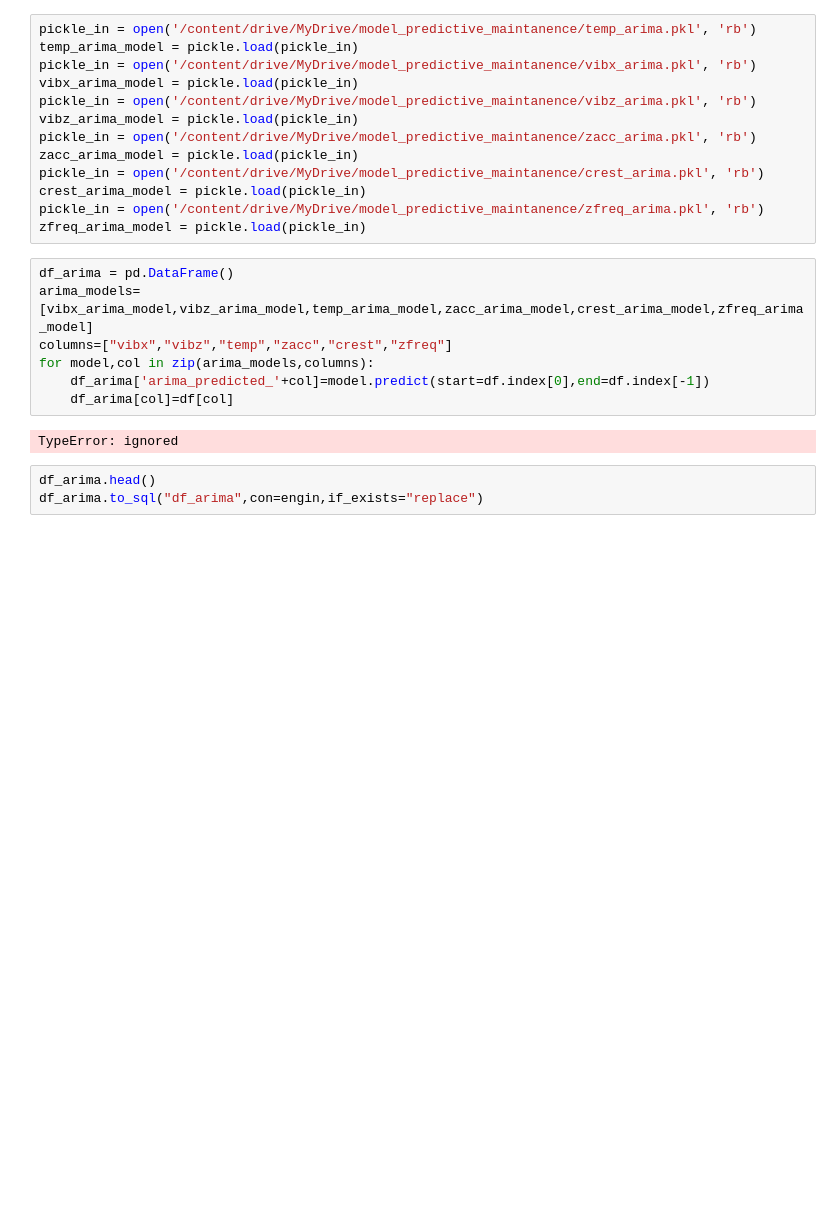
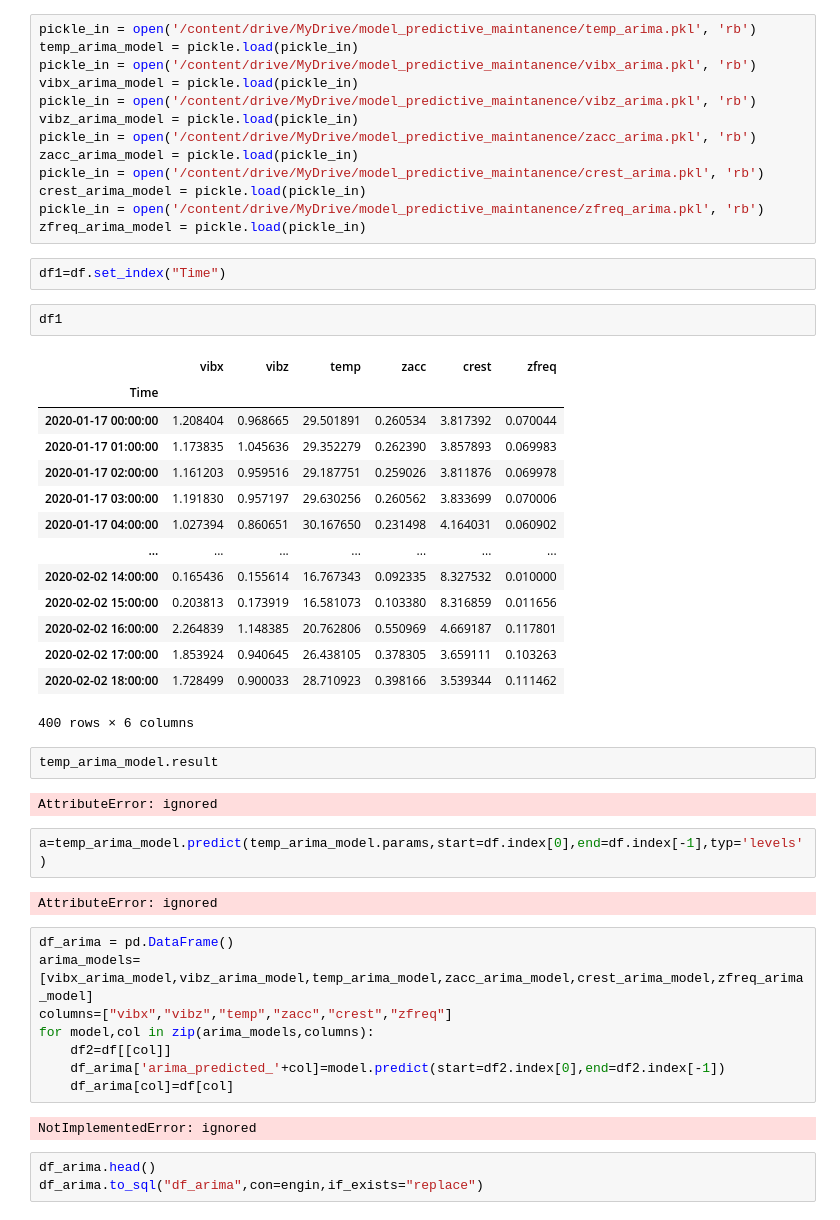
Before and after one commit to MustafaBozkurt84/predictive-maintanance-LSTM, a Jupyter notebook: predictive_maintanence_app.ipynb, the cells around one changed output. Saved outputs shown, nothing was run; the diff lists cells and outputs as text; blank space fills up the shorter version.

```diff
--- a/predictive_maintanence_app.ipynb
+++ b/predictive_maintanence_app.ipynb
@@ -96,15 +94,43 @@ pickle_in = open('/content/drive/MyDrive/model_predictive_maintanence/crest_arim
 crest_arima_model = pickle.load(pickle_in)
 pickle_in = open('/content/drive/MyDrive/model_predictive_maintanence/zfreq_arima.pkl', 'rb')
 zfreq_arima_model = pickle.load(pickle_in)
+# %%
+df1=df.set_index("Time")
+# %%
+df1
+# %% [output]
+|  | vibx | vibz | temp | zacc | crest | zfreq |
+| Time |  |  |  |  |  |  |
+| 2020-01-17 00:00:00 | 1.208404 | 0.968665 | 29.501891 | 0.260534 | 3.817392 | 0.070044 |
+| 2020-01-17 01:00:00 | 1.173835 | 1.045636 | 29.352279 | 0.262390 | 3.857893 | 0.069983 |
+| 2020-01-17 02:00:00 | 1.161203 | 0.959516 | 29.187751 | 0.259026 | 3.811876 | 0.069978 |
+| 2020-01-17 03:00:00 | 1.191830 | 0.957197 | 29.630256 | 0.260562 | 3.833699 | 0.070006 |
+| 2020-01-17 04:00:00 | 1.027394 | 0.860651 | 30.167650 | 0.231498 | 4.164031 | 0.060902 |
+| ... | ... | ... | ... | ... | ... | ... |
+| 2020-02-02 14:00:00 | 0.165436 | 0.155614 | 16.767343 | 0.092335 | 8.327532 | 0.010000 |
+| 2020-02-02 15:00:00 | 0.203813 | 0.173919 | 16.581073 | 0.103380 | 8.316859 | 0.011656 |
+| 2020-02-02 16:00:00 | 2.264839 | 1.148385 | 20.762806 | 0.550969 | 4.669187 | 0.117801 |
+| 2020-02-02 17:00:00 | 1.853924 | 0.940645 | 26.438105 | 0.378305 | 3.659111 | 0.103263 |
+| 2020-02-02 18:00:00 | 1.728499 | 0.900033 | 28.710923 | 0.398166 | 3.539344 | 0.111462 |
+400 rows × 6 columns
+# %%
+temp_arima_model.result
+# %% [output]
+AttributeError: ignored
+# %%
+a=temp_arima_model.predict(temp_arima_model.params,start=df.index[0],end=df.index[-1],typ='levels')
+# %% [output]
+AttributeError: ignored
 # %%
 df_arima = pd.DataFrame()
 arima_models= [vibx_arima_model,vibz_arima_model,temp_arima_model,zacc_arima_model,crest_arima_model,zfreq_arima_model]
 columns=["vibx","vibz","temp","zacc","crest","zfreq"]
 for model,col in zip(arima_models,columns):
-    df_arima['arima_predicted_'+col]=model.predict(start=df.index[0],end=df.index[-1])
+    df2=df[[col]]
+    df_arima['arima_predicted_'+col]=model.predict(start=df2.index[0],end=df2.index[-1])
     df_arima[col]=df[col]
 # %% [output]
-TypeError: ignored
+NotImplementedError: ignored
 # %%
 df_arima.head()
 df_arima.to_sql("df_arima",con=engin,if_exists="replace")
```
Also changed, not shown: parts of 9 cells of this notebook.
